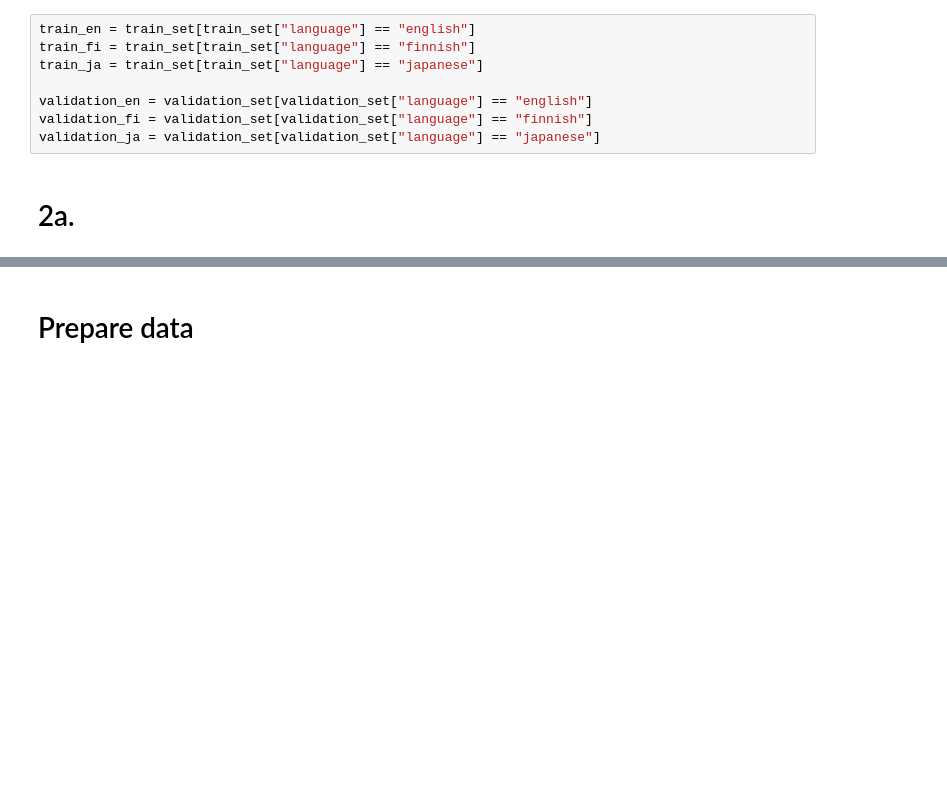
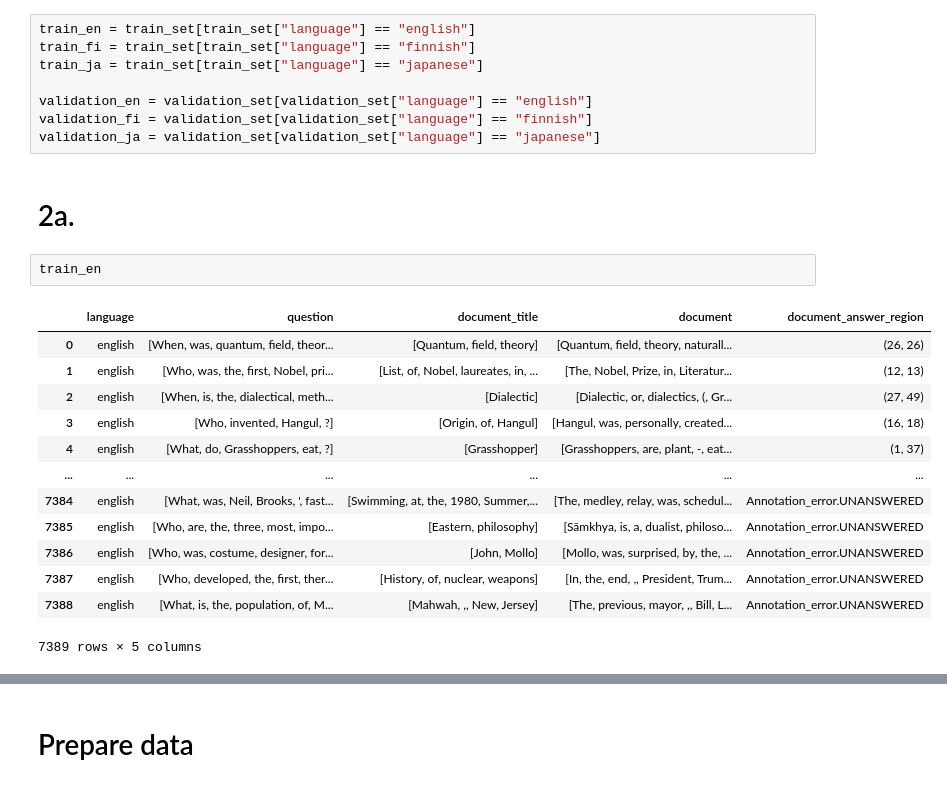
Before and after one commit to RasmusML/nlp_question_answer_project, a Jupyter notebook: 2. Representation Learning.ipynb, the cells around one changed output, grey strips where cells are left out. Saved outputs shown, nothing was run; the diff lists cells and outputs as text; blank space fills up the shorter version.

Commit message:
first steps towards a RNN network

```diff
--- a/2. Representation Learning.ipynb
+++ b/2. Representation Learning.ipynb
@@ -52,3 +72,19 @@ validation_fi = validation_set[validation_set["language"] == "finnish"]
 validation_ja = validation_set[validation_set["language"] == "japanese"]
 # %% [markdown]
 # 2a.
+# %%
+train_en
+# %% [output]
+|  | language | question | document_title | document | document_answer_region |
+| 0 | english | [When, was, quantum, field, theor... | [Quantum, field, theory] | [Quantum, field, theory, naturall... | (26, 26) |
+| 1 | english | [Who, was, the, first, Nobel, pri... | [List, of, Nobel, laureates, in, ... | [The, Nobel, Prize, in, Literatur... | (12, 13) |
+| 2 | english | [When, is, the, dialectical, meth... | [Dialectic] | [Dialectic, or, dialectics, (, Gr... | (27, 49) |
+| 3 | english | [Who, invented, Hangul, ?] | [Origin, of, Hangul] | [Hangul, was, personally, created... | (16, 18) |
+| 4 | english | [What, do, Grasshoppers, eat, ?] | [Grasshopper] | [Grasshoppers, are, plant, -, eat... | (1, 37) |
+| ... | ... | ... | ... | ... | ... |
+| 7384 | english | [What, was, Neil, Brooks, ', fast... | [Swimming, at, the, 1980, Summer,... | [The, medley, relay, was, schedul... | Annotation_error.UNANSWERED |
+| 7385 | english | [Who, are, the, three, most, impo... | [Eastern, philosophy] | [Sāmkhya, is, a, dualist, philoso... | Annotation_error.UNANSWERED |
+| 7386 | english | [Who, was, costume, designer, for... | [John, Mollo] | [Mollo, was, surprised, by, the, ... | Annotation_error.UNANSWERED |
+| 7387 | english | [Who, developed, the, first, ther... | [History, of, nuclear, weapons] | [In, the, end, ,, President, Trum... | Annotation_error.UNANSWERED |
+| 7388 | english | [What, is, the, population, of, M... | [Mahwah, ,, New, Jersey] | [The, previous, mayor, ,, Bill, L... | Annotation_error.UNANSWERED |
+7389 rows × 5 columns
```
Also changed, not shown: parts of 39 cells of this notebook, 5 other files.
